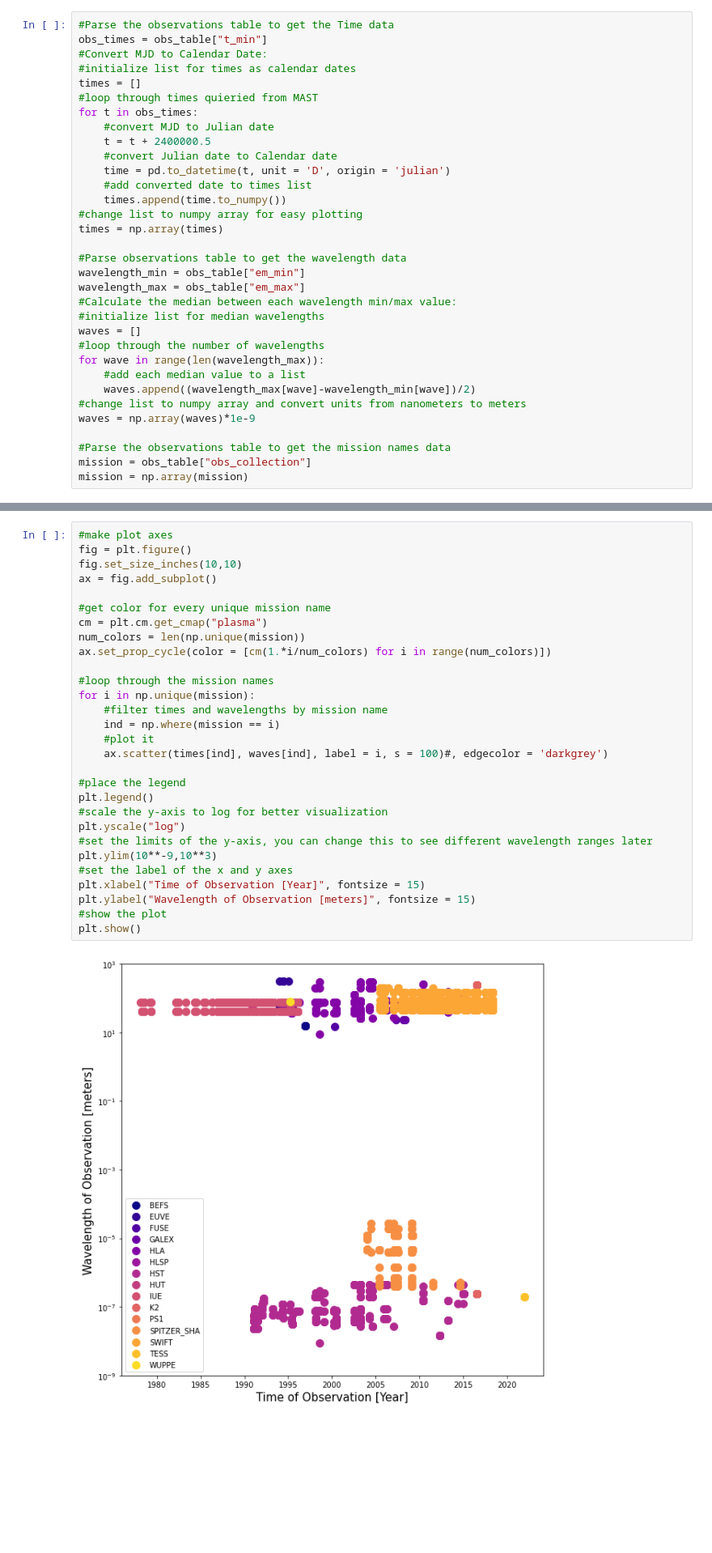
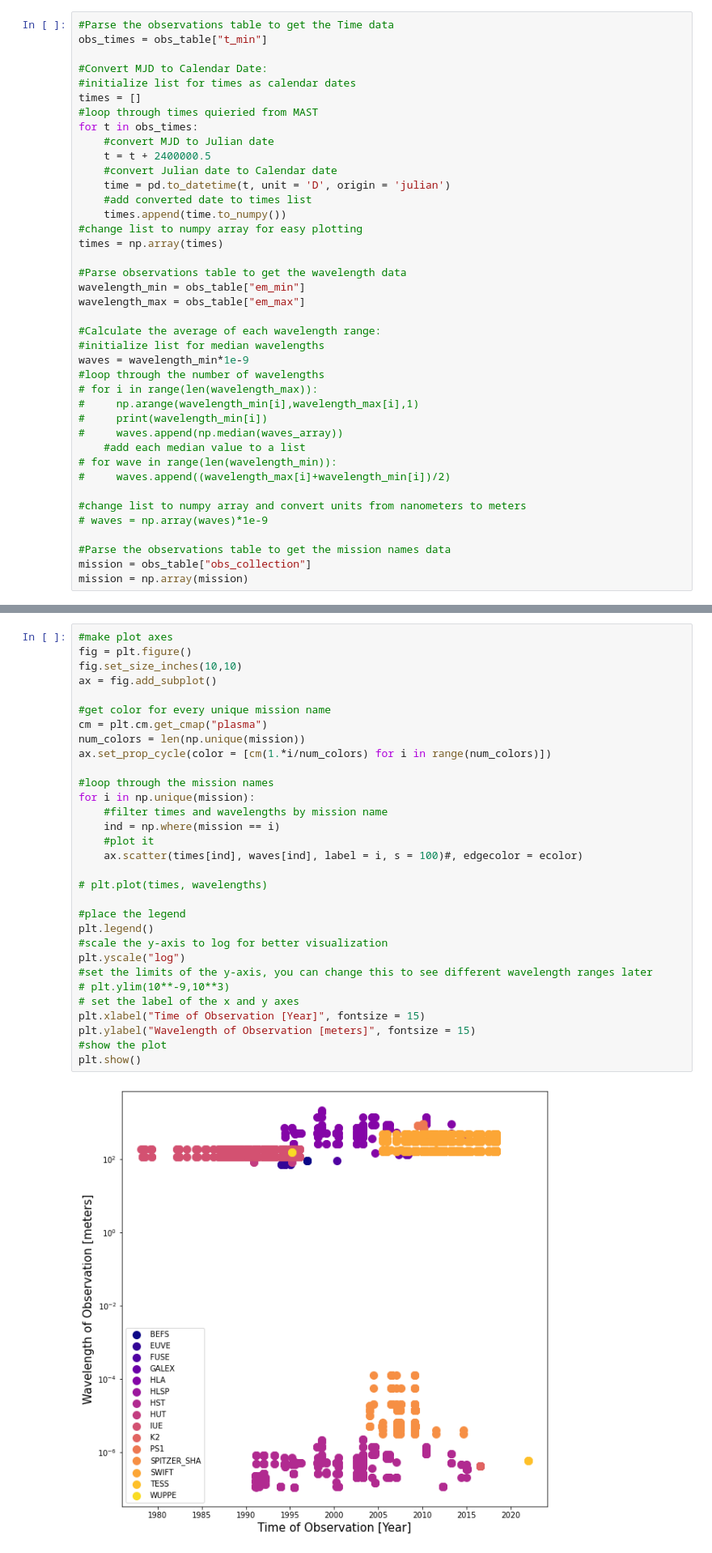
Before and after one commit to ScienceBetter/notebooks-stsci, a Jupyter notebook: notebooks/MAST/plotting_quasar_observations/plotting_quasar_observations.ipynb, the cells around one changed output, grey strips where cells are left out. Shown at 81% size. Cells and saved outputs as stored; diff of their text form; blank space fills up the shorter version.

Commit message:
Debug wavelength issue
Worked on debugging wavelength issue, added and finished an exercise, finished spectrum

```diff
--- a/notebooks/MAST/plotting_quasar_observations/plotting_quasar_observations.ipynb
+++ b/notebooks/MAST/plotting_quasar_observations/plotting_quasar_observations.ipynb
@@ -73,6 +74,7 @@ Some modifications to the quieried data will be desired for easy visualization.
 # %%
 #Parse the observations table to get the Time data
 obs_times = obs_table["t_min"]
+
 #Convert MJD to Calendar Date:
 #initialize list for times as calendar dates
 times = []
@@ -90,15 +92,21 @@ times = np.array(times)
 #Parse observations table to get the wavelength data
 wavelength_min = obs_table["em_min"]
 wavelength_max = obs_table["em_max"]
-#Calculate the median between each wavelength min/max value:
+
+#Calculate the average of each wavelength range:
 #initialize list for median wavelengths
-waves = []
+waves = wavelength_min*1e-9
 #loop through the number of wavelengths
-for wave in range(len(wavelength_max)):
+# for i in range(len(wavelength_max)):
+#     np.arange(wavelength_min[i],wavelength_max[i],1)
+#     print(wavelength_min[i])
+#     waves.append(np.median(waves_array))
     #add each median value to a list
-    waves.append((wavelength_max[wave]-wavelength_min[wave])/2)
+# for wave in range(len(wavelength_min)):
+#     waves.append((wavelength_max[i]+wavelength_min[i])/2)
+
 #change list to numpy array and convert units from nanometers to meters
-waves = np.array(waves)*1e-9
+# waves = np.array(waves)*1e-9
 
 #Parse the observations table to get the mission names data
 mission = obs_table["obs_collection"]
@@ -110,32 +118,34 @@ We want to visualize the history of observations of 3c273 according to the wavel
 # %%
 #make plot axes
 fig = plt.figure()
 fig.set_size_inches(10,10)
 ax = fig.add_subplot()
 
 #get color for every unique mission name
 cm = plt.cm.get_cmap("plasma")
 num_colors = len(np.unique(mission))
 ax.set_prop_cycle(color = [cm(1.*i/num_colors) for i in range(num_colors)])
 
 #loop through the mission names
 for i in np.unique(mission):
     #filter times and wavelengths by mission name
     ind = np.where(mission == i)
     #plot it
-    ax.scatter(times[ind], waves[ind], label = i, s = 100)#, edgecolor = 'darkgrey')
+    ax.scatter(times[ind], waves[ind], label = i, s = 100)#, edgecolor = ecolor)
+
+# plt.plot(times, wavelengths)
 
 #place the legend
 plt.legend()
 #scale the y-axis to log for better visualization
 plt.yscale("log")
 #set the limits of the y-axis, you can change this to see different wavelength ranges later
-plt.ylim(10**-9,10**3)
-#set the label of the x and y axes
+# plt.ylim(10**-9,10**3)
+# set the label of the x and y axes
 plt.xlabel("Time of Observation [Year]", fontsize = 15)
 plt.ylabel("Wavelength of Observation [meters]", fontsize = 15)
 #show the plot
 plt.show()
 # %% [output]
-[figure, old version]
+[figure, new version]
 # %% [markdown]
```
Also changed, not shown: parts of 19 cells of this notebook, 10 other files.
